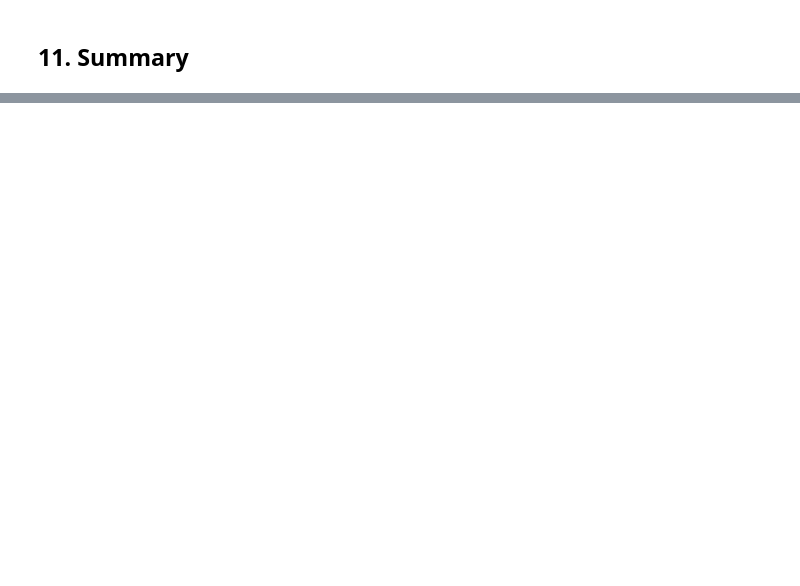
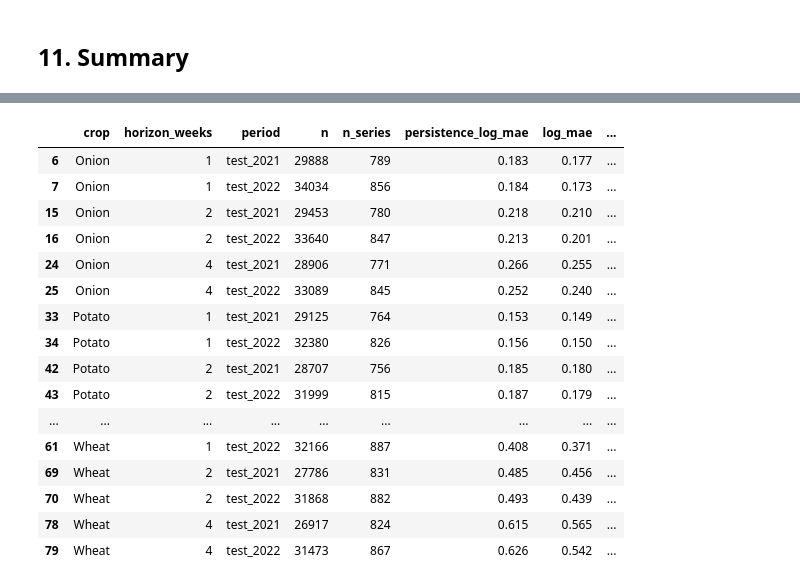
Before and after one commit to akshat12bhardwaj/BDA, a Jupyter notebook: Notebooks/Phase_09_Arrivals_Model_Experiments.ipynb, the cells around one changed output, grey strips where cells are left out. Drawn from its saved outputs; the diff is of its cells as text; code cells hidden in the pictures; blank space fills up the shorter version.

```diff
--- a/Notebooks/Phase_09_Arrivals_Model_Experiments.ipynb
+++ b/Notebooks/Phase_09_Arrivals_Model_Experiments.ipynb
@@ -287,0 +535,26 @@ else:
+# %%
+# Primary population (AQ-1): boosting vs persistence on identical rows, per crop, horizon and test year
+ci = TB[TB["cluster"] == "series"].set_index(["crop", "horizon_weeks", "population", "period"])
+mk = TB[TB["cluster"] == "market"].set_index(["crop", "horizon_weeks", "population", "period"])["verdict"].rename("verdict_market")
+T = TM.set_index(["crop", "horizon_weeks", "population", "period"]).join(ci[["rel_ci_low", "rel_ci_high", "verdict"]]).join(mk).reset_index()
+prim_t = T[(T["population"] == "primary") & (T["period"] != "test_combined")]
+prim_t[["crop", "horizon_weeks", "period", "n", "n_series", "persistence_log_mae", "log_mae", "rel_log_mae_improvement_pct",
+        "rel_ci_low", "rel_ci_high", "verdict", "verdict_market", "persistence_mae_t_per_day", "mae_t_per_day"]].round(3)
+# %% [output]
+|  | crop | horizon_weeks | period | n | n_series | persistence_log_mae | log_mae | ... |
+| 6 | Onion | 1 | test_2021 | 29888 | 789 | 0.183 | 0.177 | ... |
+| 7 | Onion | 1 | test_2022 | 34034 | 856 | 0.184 | 0.173 | ... |
+| 15 | Onion | 2 | test_2021 | 29453 | 780 | 0.218 | 0.210 | ... |
+| 16 | Onion | 2 | test_2022 | 33640 | 847 | 0.213 | 0.201 | ... |
+| 24 | Onion | 4 | test_2021 | 28906 | 771 | 0.266 | 0.255 | ... |
+| 25 | Onion | 4 | test_2022 | 33089 | 845 | 0.252 | 0.240 | ... |
+| 33 | Potato | 1 | test_2021 | 29125 | 764 | 0.153 | 0.149 | ... |
+| 34 | Potato | 1 | test_2022 | 32380 | 826 | 0.156 | 0.150 | ... |
+| 42 | Potato | 2 | test_2021 | 28707 | 756 | 0.185 | 0.180 | ... |
+| 43 | Potato | 2 | test_2022 | 31999 | 815 | 0.187 | 0.179 | ... |
+| ... | ... | ... | ... | ... | ... | ... | ... | ... |
+| 61 | Wheat | 1 | test_2022 | 32166 | 887 | 0.408 | 0.371 | ... |
+| 69 | Wheat | 2 | test_2021 | 27786 | 831 | 0.485 | 0.456 | ... |
+| 70 | Wheat | 2 | test_2022 | 31868 | 882 | 0.493 | 0.439 | ... |
+| 78 | Wheat | 4 | test_2021 | 26917 | 824 | 0.615 | 0.565 | ... |
+| 79 | Wheat | 4 | test_2022 | 31473 | 867 | 0.626 | 0.542 | ... |
```
Also changed, not shown: parts of 19 cells of this notebook, 31 other files.
